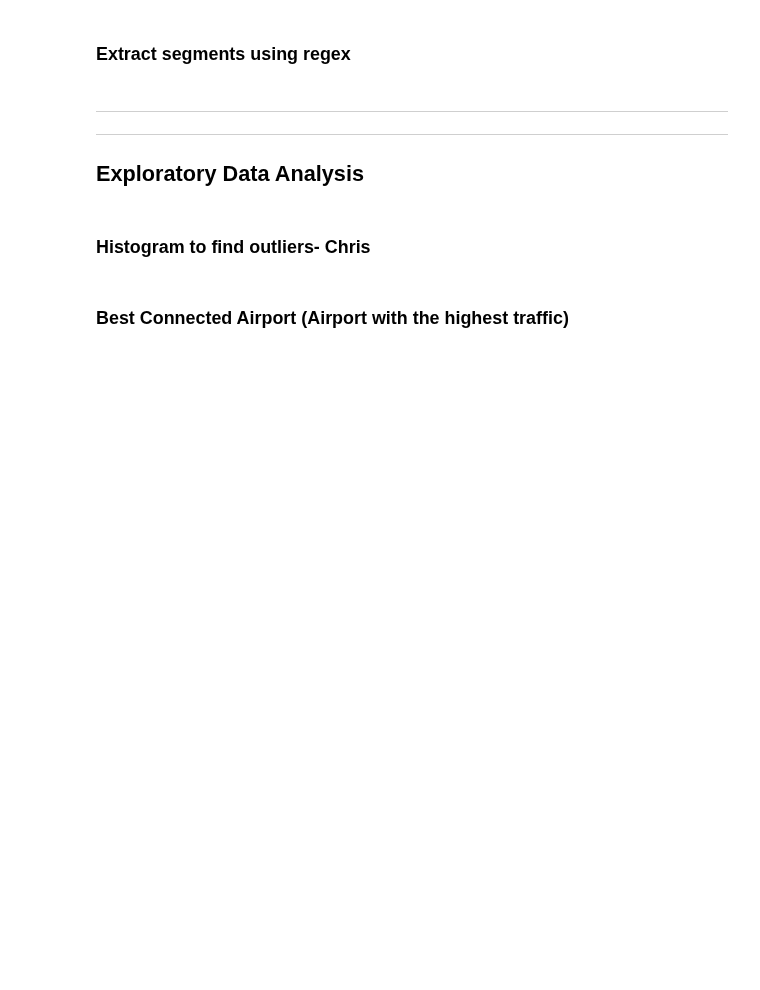
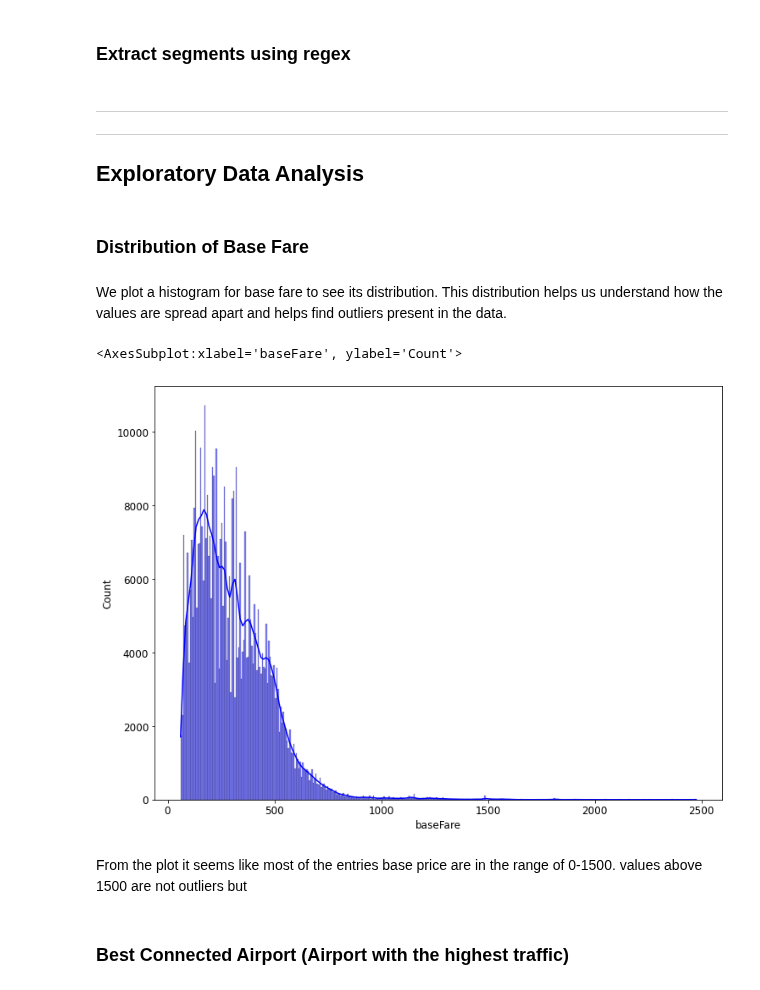
Before and after one commit to ChrisAlex2104/Data-and-Network-project, a Jupyter notebook: Final Project Notebook_v1.ipynb, the cells around one changed output. Drawn from its saved outputs; the diff is of its cells as text; code cells hidden in the pictures; blank space fills up the shorter version.

```diff
--- a/Final Project Notebook_v1.ipynb
+++ b/Final Project Notebook_v1.ipynb
@@ -317,7 +317,16 @@ for i in columnsWithSegments:
 
 ## Exploratory Data Analysis
 # %% [markdown]
-### Histogram to find outliers- Chris
+### Distribution of Base Fare
+# %% [markdown]
+We plot a histogram for base fare to see its distribution. This distribution helps us understand how the values are spread apart and helps find outliers present in the data.
+# %%
+sns.histplot(data['baseFare'],color="blue",kde=True,label='baseFare')
+# %% [output]
+<AxesSubplot:xlabel='baseFare', ylabel='Count'>
+[figure, added]
+# %% [markdown]
+From the plot it seems like most of the entries base price are in the range of 0-1500. values above 1500 are not outliers but
 # %% [markdown]
 ### Best Connected Airport (Airport with the highest traffic)
 # %%
```
Also changed, not shown: parts of 5 cells of this notebook.
